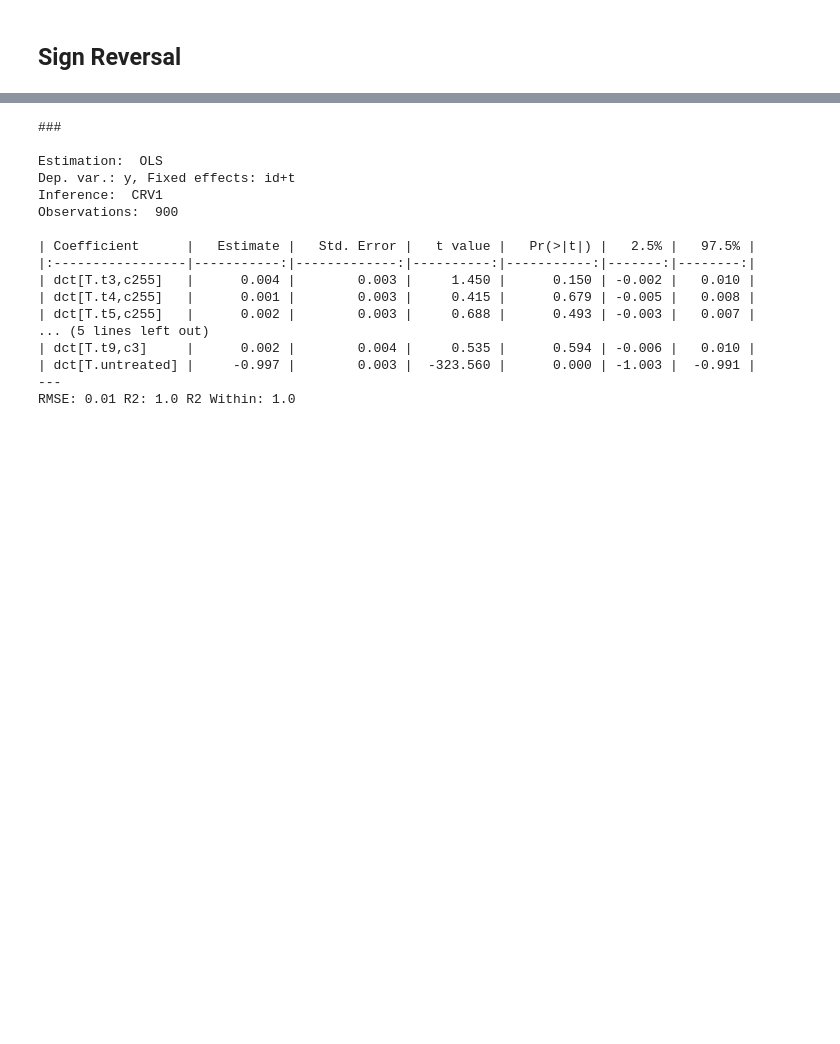
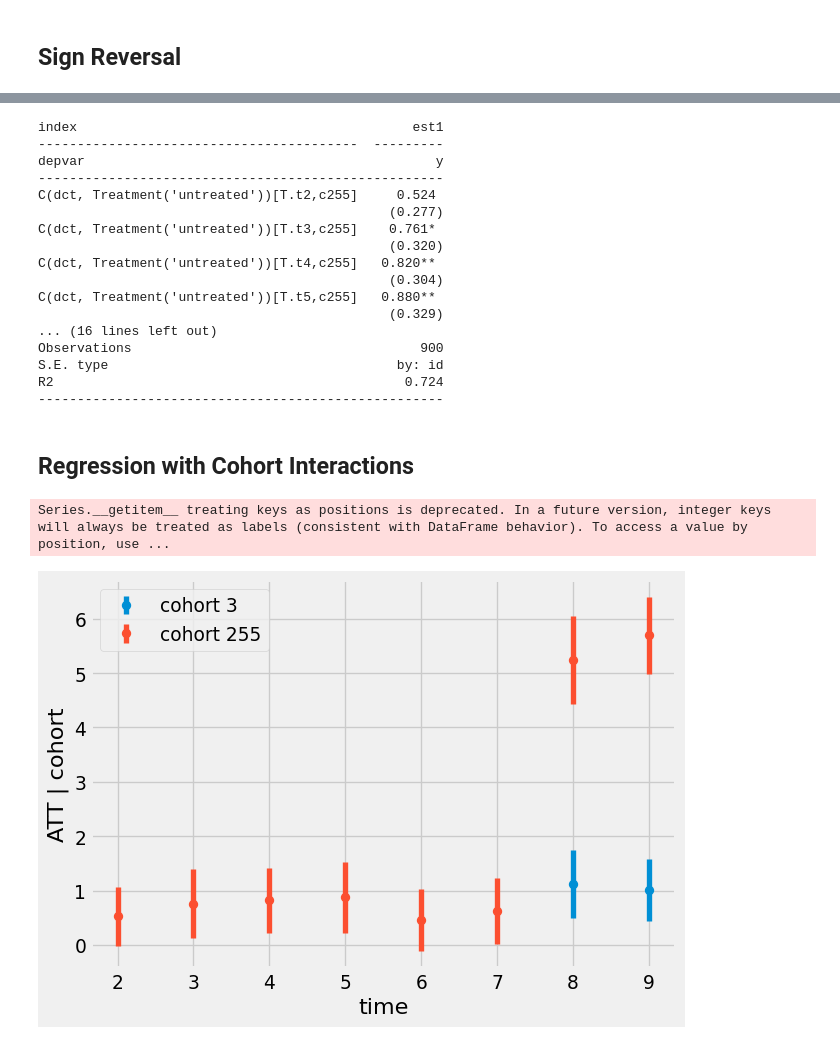
Before and after one commit to ubcecon/ECON526_2023, a Jupyter notebook: lectures/paul/moredid.ipynb, the cells around one changed output, grey strips where cells are left out. Drawn from its saved outputs; the diff is of its cells as text; code cells hidden in the pictures; blank space fills up the shorter version.

```diff
--- a/lectures/paul/moredid.ipynb
+++ b/lectures/paul/moredid.ipynb
@@ -186,8 +181,9 @@ dvals.sort()
 ATT = np.ones(T)
 ATT[0] = 0.0
 ATT[T-2:T] = 6.0
+np.random.seed(6798)
 
-def simulate(n,T,pt,ATT,sigma=0.01):
+def simulate(n,T,pt,ATT,sigma=1.0):
     D = assigntreat(n,T,pt)
     y = np.random.randn(n,T)*sigma + ATT[np.cumsum(D, axis=1)]
     df = pd.DataFrame({
@@ -292,34 +299,66 @@ def definecohort(df):
     df=df.reset_index()
     return(df)
 
-df = definecohort(df)
+dfc = definecohort(df)
 
 def defineinteractions(df):
     df['dct'] = 'untreated'
     df['dct'] = df.apply(lambda x: f"t{x['t']},c{x['cohort']}" if x['D'] else f"untreated", axis=1)
     return(df)
 
-df = defineinteractions(df)
+dfc = defineinteractions(dfc)
 
-pf.feols("y ~  dct | id + t", df, vcov={"CRV1": "id"}).summary()
+modc = pf.feols("y ~  C(dct, Treatment('untreated')) | id + t", dfc, vcov={"CRV1": "id"})
+pf.etable([modc], type="md")
 # %% [output]
-###
-
-Estimation:  OLS
-Dep. var.: y, Fixed effects: id+t
-Inference:  CRV1
-Observations:  900
-
-| Coefficient      |   Estimate |   Std. Error |   t value |   Pr(>|t|) |   2.5% |   97.5% |
-|:-----------------|-----------:|-------------:|----------:|-----------:|-------:|--------:|
-| dct[T.t3,c255]   |      0.004 |        0.003 |     1.450 |      0.150 | -0.002 |   0.010 |
-| dct[T.t4,c255]   |      0.001 |        0.003 |     0.415 |      0.679 | -0.005 |   0.008 |
-| dct[T.t5,c255]   |      0.002 |        0.003 |     0.688 |      0.493 | -0.003 |   0.007 |
-... (5 lines left out)
-| dct[T.t9,c3]     |      0.002 |        0.004 |     0.535 |      0.594 | -0.006 |   0.010 |
-| dct[T.untreated] |     -0.997 |        0.003 |  -323.560 |      0.000 | -1.003 |  -0.991 |
----
-RMSE: 0.01 R2: 1.0 R2 Within: 1.0
+index                                           est1
+-----------------------------------------  ---------
+depvar                                             y
+----------------------------------------------------
+C(dct, Treatment('untreated'))[T.t2,c255]     0.524
+                                             (0.277)
+C(dct, Treatment('untreated'))[T.t3,c255]    0.761*
+                                             (0.320)
+C(dct, Treatment('untreated'))[T.t4,c255]   0.820**
+                                             (0.304)
+C(dct, Treatment('untreated'))[T.t5,c255]   0.880**
+                                             (0.329)
+... (16 lines left out)
+Observations                                     900
+S.E. type                                     by: id
+R2                                             0.724
+----------------------------------------------------
+# %% [markdown]
+## Regression with Cohort Interactions
+# %%
+import re
+def plotcohortatt(modc):
+    coef = modc.coef()
+    ci = modc.confint()
+    tcregex = re.compile(r".+t(\d+),c(\d+)]")
+    catt = pd.DataFrame(index=coef.index, columns=['t','c','att','yerr'])
+    for i in range(len(coef)):
+        m = tcregex.match(coef.index[i])
+        t,c = m.groups()
+        t=int(t)
+        c=int(c)
+        catt.loc[coef.index[i]] = [t,c,coef.iloc[i],np.abs(ci.iloc[i][0]-coef.iloc[i])]
+
+    catt.sort_values(['c','t'],inplace=True)
+    fig, ax = plt.subplots()
+    ax.set(xlabel='time', ylabel='ATT | cohort')
+    for g in catt.groupby('c') :
+        c = g[0]
+        g = g[1]
+        ax.errorbar(g['t'], g['att'], yerr=g['yerr'], fmt='o', label=f'cohort {c}')
+
+    ax.legend()
+    return(fig)
+
+fig=plotcohortatt(modc)
+# %% [output]
+Series.__getitem__ treating keys as positions is deprecated. In a future version, integer keys will always be treated as labels (consistent with DataFrame behavior). To access a value by position, use ...
+[figure, added]
 # %% [markdown]
 ## Regression with Cohort-Time Interactions
 
```
Also changed, not shown: parts of 12 cells of this notebook, 9 other files.
